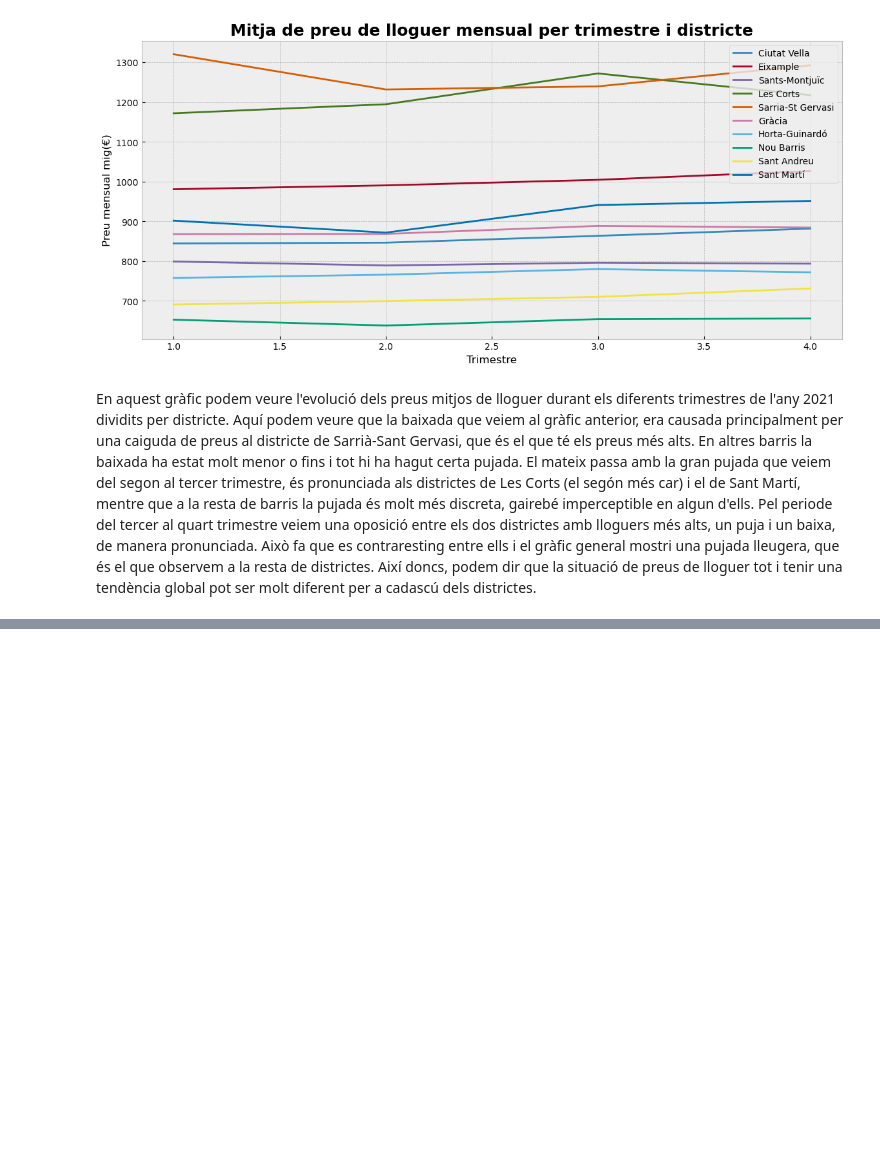
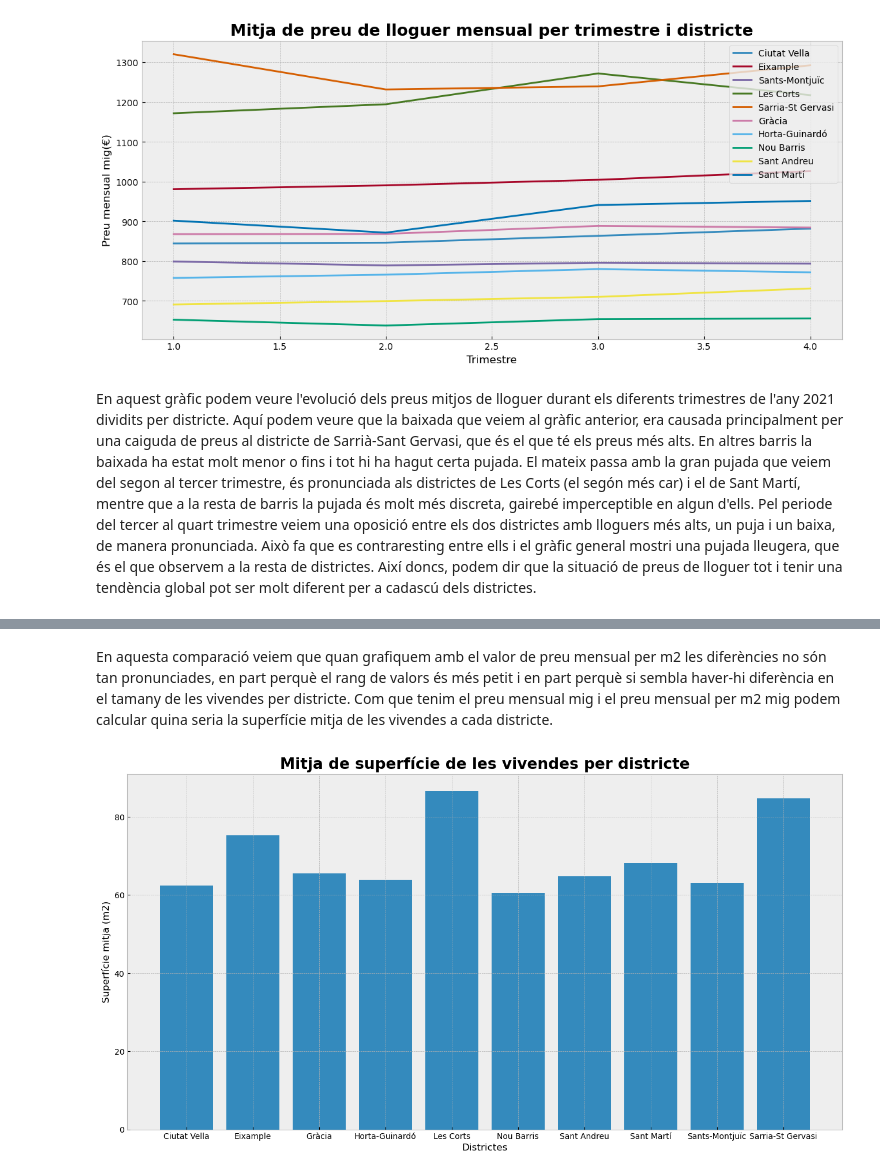
Before and after one commit to maribelseara/visualitzacio_exploratoria, a Jupyter notebook: visualitzacio_exploratoria.ipynb, the cells around one changed output, grey strips where cells are left out. Saved outputs shown, nothing was run; the diff lists cells and outputs as text; code cells hidden in the pictures; blank space fills up the shorter version.

```diff
--- a/visualitzacio_exploratoria.ipynb
+++ b/visualitzacio_exploratoria.ipynb
@@ -316,0 +352,13 @@ Així doncs, podem dir que la situació de preus de lloguer tot i tenir una tend
+# %% [markdown]
+En aquesta comparació veiem que quan grafiquem amb el valor de preu mensual per m2 les diferències no són tan pronunciades, en part perquè el rang de valors és més petit i en part perquè si sembla haver-hi diferència en el tamany de les vivendes per districte.
+Com que tenim el preu mensual mig i el preu mensual per m2 mig podem calcular quina seria la superfície mitja de les vivendes a cada districte.
+# %%
+plt.figure(figsize=(16,8))
+plt.bar(sorted(df['Nom_Districte'].unique()), (df.groupby('Nom_Districte')['Preu_mensual'].agg(np.mean) / df.groupby('Nom_Districte')['Preu_m2_mensual'].agg(np.mean)))
+plt.title("Mitja de superfície de les vivendes per districte", size=19, weight='bold')
+plt.xlabel("Districtes")
+plt.ylabel("Superfície mitja (m2)")
+plt.savefig('Superficie_mitja_per_districte.png')
+plt.show()
+# %% [output]
+[figure, added]
```
Also changed, not shown: parts of 10 cells of this notebook, 5 other files.
